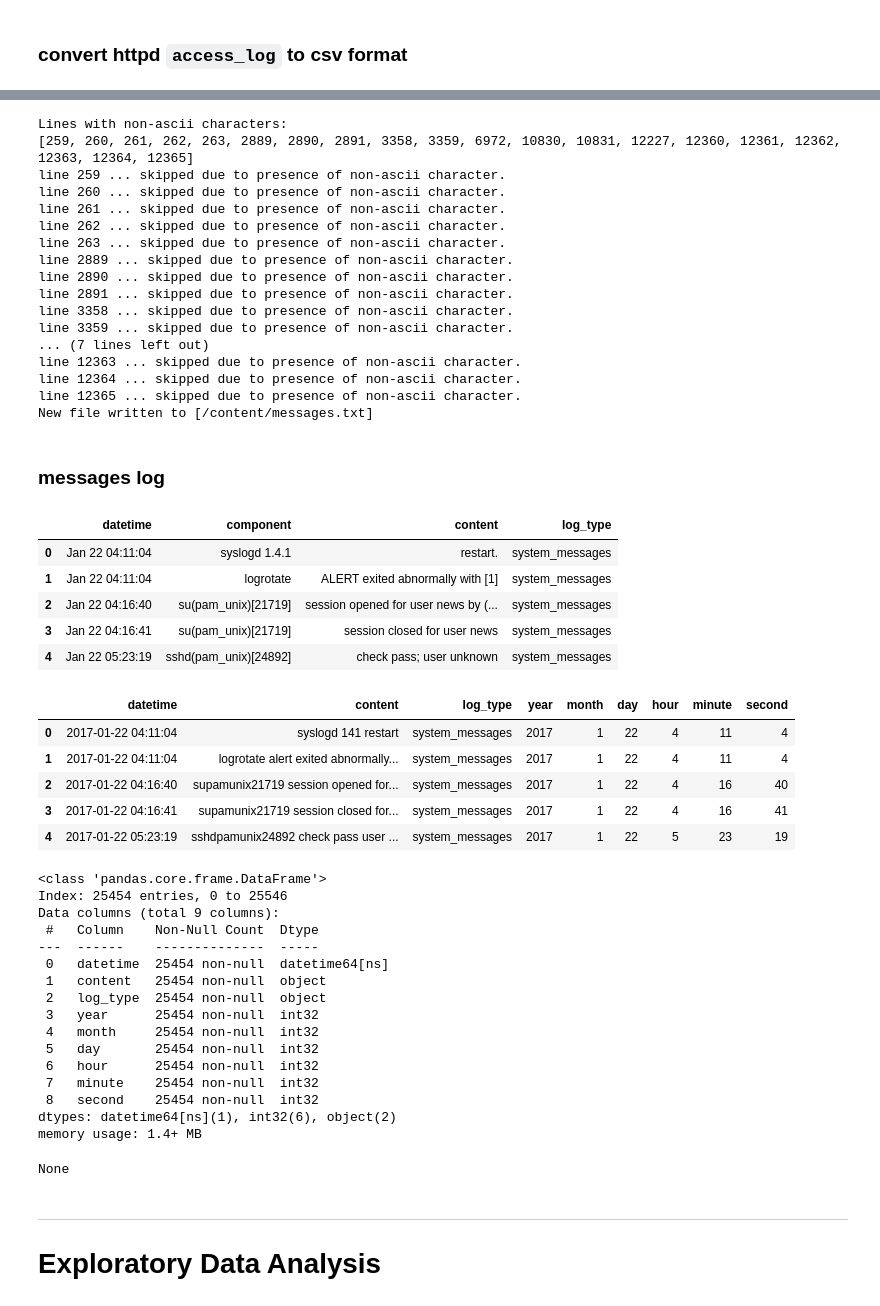
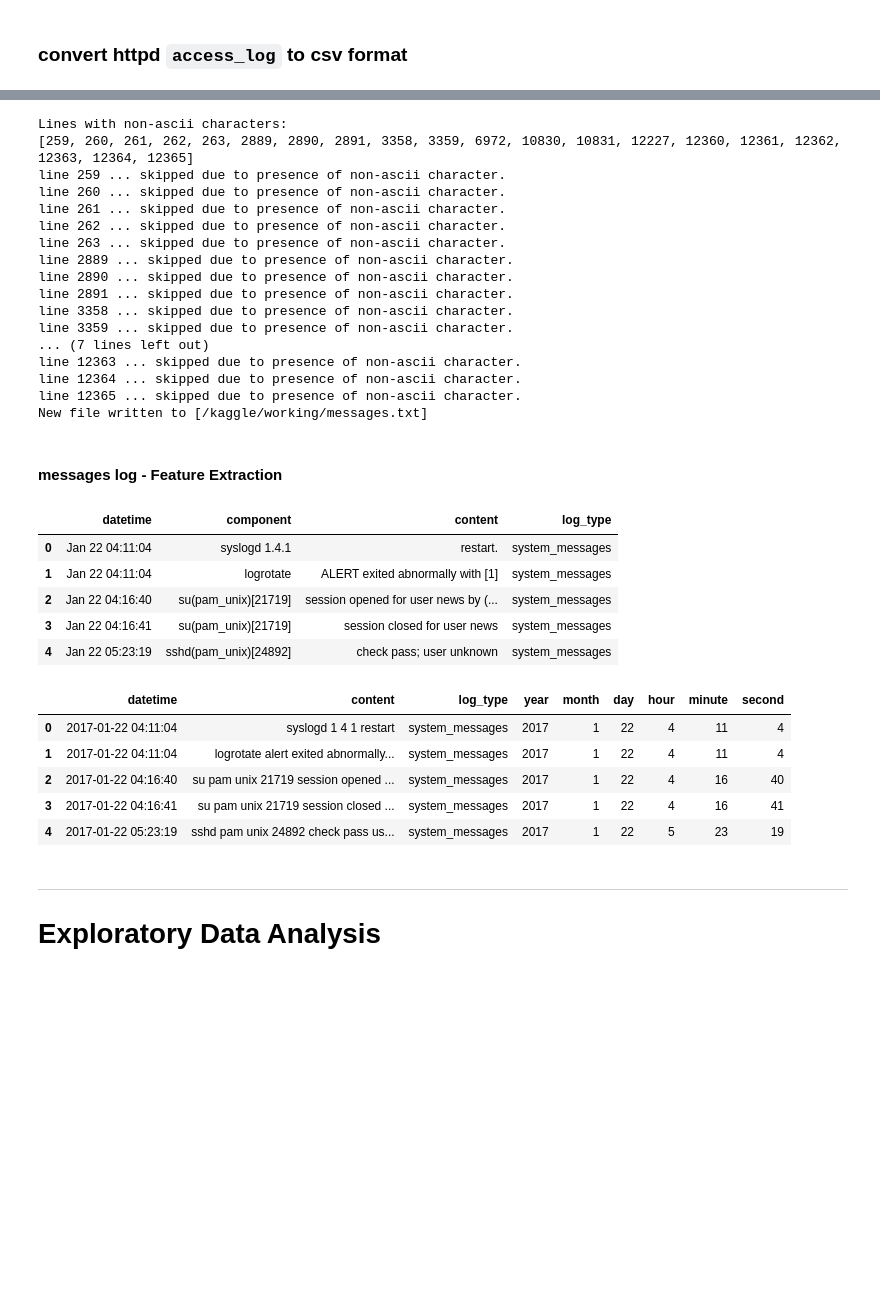
Before and after one commit to fc510/sctp-caps-log-classifier, a Jupyter notebook: sctp_ml_log_data_RandomForestClassifier.ipynb, the cells around one changed output, grey strips where cells are left out. Drawn from its saved outputs; the diff is of its cells as text; code cells hidden in the pictures; blank space fills up the shorter version.

```diff
--- a/sctp_ml_log_data_RandomForestClassifier.ipynb
+++ b/sctp_ml_log_data_RandomForestClassifier.ipynb
@@ -198,11 +241,30 @@ Main steps:
 1. Remove non-ascii characters from log files
 2. Convert log file to csv structure
 # %%
-# DATA_DIR = "../data" # local vs code setup
-DATA_DIR = "/content" # google colab
-HTTP_ACCESS_LOG_FILE = DATA_DIR+"/"+"access_log"
-MESSAGES_FILE = DATA_DIR+"/"+"messages"
+if RunningInCOLAB:
+    # DATA_DIR = "../data" # local vs code setup
+    DATA_DIR = "/content" # google colab
+    HTTP_ACCESS_LOG_FILE = DATA_DIR+"/"+"access_log"
+    MESSAGES_FILE = DATA_DIR+"/"+"messages"
 
-# filename for persisting the vectorizer and model
-TFIDF_FILE = '/content/drive/MyDrive/sctp-capstone-ml-log-data/model/'+'tfidf_vectorizer.sav'
-MODEL_FILE = '/content/drive/MyDrive/sctp-capstone-ml-log-data/model/'+'log_classifier_model.sav'
+    HTTP_ACCESS_LOG_CSV = DATA_DIR+"/"+"access_log_final.csv"
+    MESSAGES_CSV = DATA_DIR+"/"+"messages_final.csv"
+
+    # filename for persisting the vectorizer and model
+    TFIDF_FILE = '/content/drive/MyDrive/sctp-capstone-ml-log-data/model/'+'tfidf_vectorizer.sav'
+    MODEL_FILE = '/content/drive/MyDrive/sctp-capstone-ml-log-data/model/'+'log_classifier_model.sav'
+elif RunningInKaggle:
+    DATA_DIR = CWD # kaggle
+    HTTP_ACCESS_LOG_FILE = DATA_DIR+"/"+"access_log"
+    MESSAGES_FILE = DATA_DIR+"/"+"messages"
+
+    HTTP_ACCESS_LOG_CSV = DATA_DIR+"/"+"access_log_final.csv"
+    MESSAGES_CSV = DATA_DIR+"/"+"messages_final.csv"
+
+    # filename for persisting the vectorizer and model
+    TFIDF_FILE = CWD+'/'+'tfidf_vectorizer.sav'
+    MODEL_FILE = CWD+'/'+'log_classifier_model.sav'
+else:
+    pass
+
+print(MODEL_FILE)
@@ -273,6 +337,7 @@ def clean_str(p_str: str=None):
 
 def clean_logs(p_entry: pandas.Series=None):
     p_entry = pandas.Series(p_entry).apply(clean_str)
+    return p_entry
     # print(f"p_entry ... {type(p_entry)}")
     # print(f"{p_entry}")
     # return p_entry
@@ -423,4 +502,6 @@ tgt_file = MESSAGES_FILE
 # %%
+tgt_file = MESSAGES_FILE
+
 def sys_msg_to_csv(p_file: str = None) -> list:
     msg = list()
     cnt = 0
@@ -477,6 +558,6 @@ line 3359 ... skipped due to presence of non-ascii character.
 line 12363 ... skipped due to presence of non-ascii character.
 line 12364 ... skipped due to presence of non-ascii character.
 line 12365 ... skipped due to presence of non-ascii character.
-New file written to [/content/messages.txt]
+New file written to [/kaggle/working/messages.txt]
 # %% [markdown]
-### messages log
+#### messages log - Feature Extraction
@@ -485,4 +564,6 @@ tgt_file = MESSAGES_FILE+'.csv'
 # %%
+tgt_file = MESSAGES_FILE+'.csv'
+
 import dateutil.utils
 
 df = pd.read_csv(tgt_file)
@@ -490,58 +571,39 @@ display(df.head())
 
 # df['datetime'] = [ i.split() for i in df['datetime'].str.replace(":"," ", 1) ]
 
 df['datetime'] = [ i.split() for i in df['datetime'] ]
 df['datetime'] = [ ' '.join([i[1],i[0],'2017',i[2]]) for i in df['datetime'] ]
 # df['datetime'] = [ ' '.join([' '.join([i[2],i[0],'20'+i[1]]),':'.join([i[3],'00'])]) for i in df['datetime'] ]
 # display(df.head())
 
 df['datetime'] = pd.to_datetime(df['datetime'],dayfirst=True)
 df['year'] = df['datetime'].dt.year
 df['month'] = df['datetime'].dt.month
 df['day'] = df['datetime'].dt.day
 df['hour'] = df['datetime'].dt.hour
 df['minute'] = df['datetime'].dt.minute
 df['second'] = df['datetime'].dt.second
 df['content'] = df['component'] + ' ' + df['content']
 df.drop('component', inplace=True, axis=1)
 df = df[df['content'].notnull()]
 
-df['content'] = clean_log_entry(df['content'])
-
+df['content'] = clean_logs(df['content'])
 display(df.head())
-display(df.info())
 
 df.to_csv(MESSAGES_FILE+'_final.csv',index=False)
 # %% [output]
 |  | datetime | component | content | log_type |
 | 0 | Jan 22 04:11:04 | syslogd 1.4.1 | restart. | system_messages |
 | 1 | Jan 22 04:11:04 | logrotate | ALERT exited abnormally with [1] | system_messages |
 | 2 | Jan 22 04:16:40 | su(pam_unix)[21719] | session opened for user news by (... | system_messages |
 | 3 | Jan 22 04:16:41 | su(pam_unix)[21719] | session closed for user news | system_messages |
 | 4 | Jan 22 05:23:19 | sshd(pam_unix)[24892] | check pass; user unknown | system_messages |
 |  | datetime | content | log_type | year | month | day | hour | minute | second |
-| 0 | 2017-01-22 04:11:04 | syslogd 141 restart | system_messages | 2017 | 1 | 22 | 4 | 11 | 4 |
+| 0 | 2017-01-22 04:11:04 | syslogd 1 4 1 restart | system_messages | 2017 | 1 | 22 | 4 | 11 | 4 |
 | 1 | 2017-01-22 04:11:04 | logrotate alert exited abnormally... | system_messages | 2017 | 1 | 22 | 4 | 11 | 4 |
-| 2 | 2017-01-22 04:16:40 | supamunix21719 session opened for... | system_messages | 2017 | 1 | 22 | 4 | 16 | 40 |
-| 3 | 2017-01-22 04:16:41 | supamunix21719 session closed for... | system_messages | 2017 | 1 | 22 | 4 | 16 | 41 |
-| 4 | 2017-01-22 05:23:19 | sshdpamunix24892 check pass user ... | system_messages | 2017 | 1 | 22 | 5 | 23 | 19 |
+| 2 | 2017-01-22 04:16:40 | su pam unix 21719 session opened ... | system_messages | 2017 | 1 | 22 | 4 | 16 | 40 |
+| 3 | 2017-01-22 04:16:41 | su pam unix 21719 session closed ... | system_messages | 2017 | 1 | 22 | 4 | 16 | 41 |
+| 4 | 2017-01-22 05:23:19 | sshd pam unix 24892 check pass us... | system_messages | 2017 | 1 | 22 | 5 | 23 | 19 |
-<class 'pandas.core.frame.DataFrame'>
-Index: 25454 entries, 0 to 25546
-Data columns (total 9 columns):
- #   Column    Non-Null Count  Dtype
----  ------    --------------  -----
- 0   datetime  25454 non-null  datetime64[ns]
- 1   content   25454 non-null  object
- 2   log_type  25454 non-null  object
- 3   year      25454 non-null  int32
- 4   month     25454 non-null  int32
- 5   day       25454 non-null  int32
- 6   hour      25454 non-null  int32
- 7   minute    25454 non-null  int32
- 8   second    25454 non-null  int32
-dtypes: datetime64[ns](1), int32(6), object(2)
-memory usage: 1.4+ MB
-None
 # %% [markdown]
 ***
 # Exploratory Data Analysis
```
Also changed, not shown: parts of 27 cells of this notebook.
